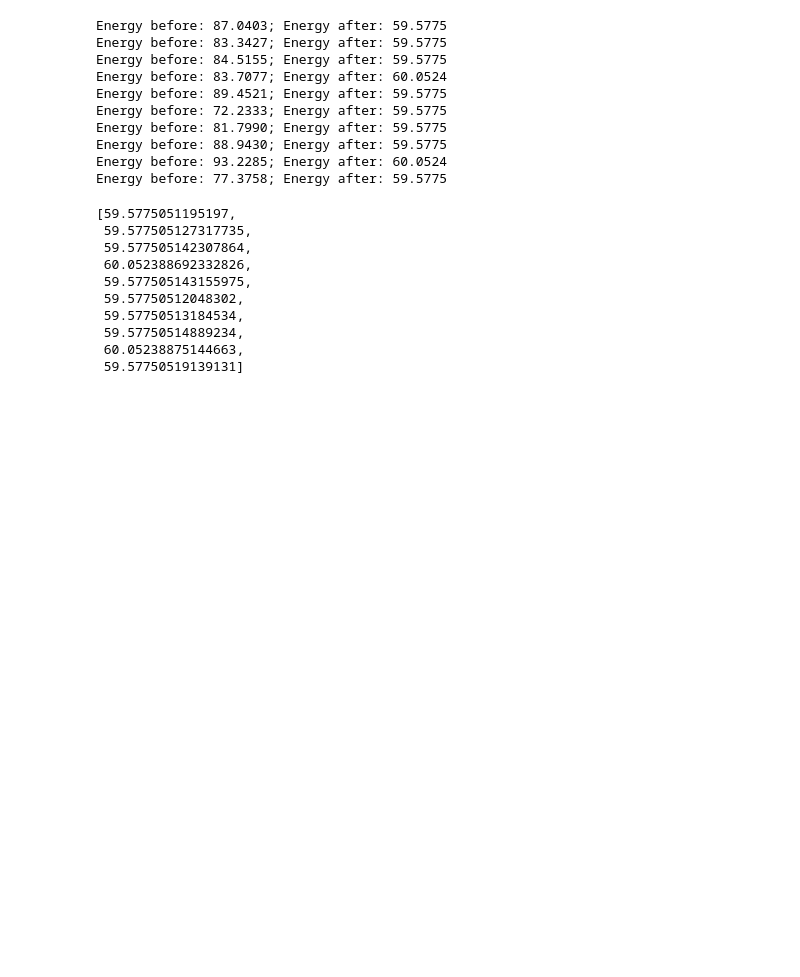
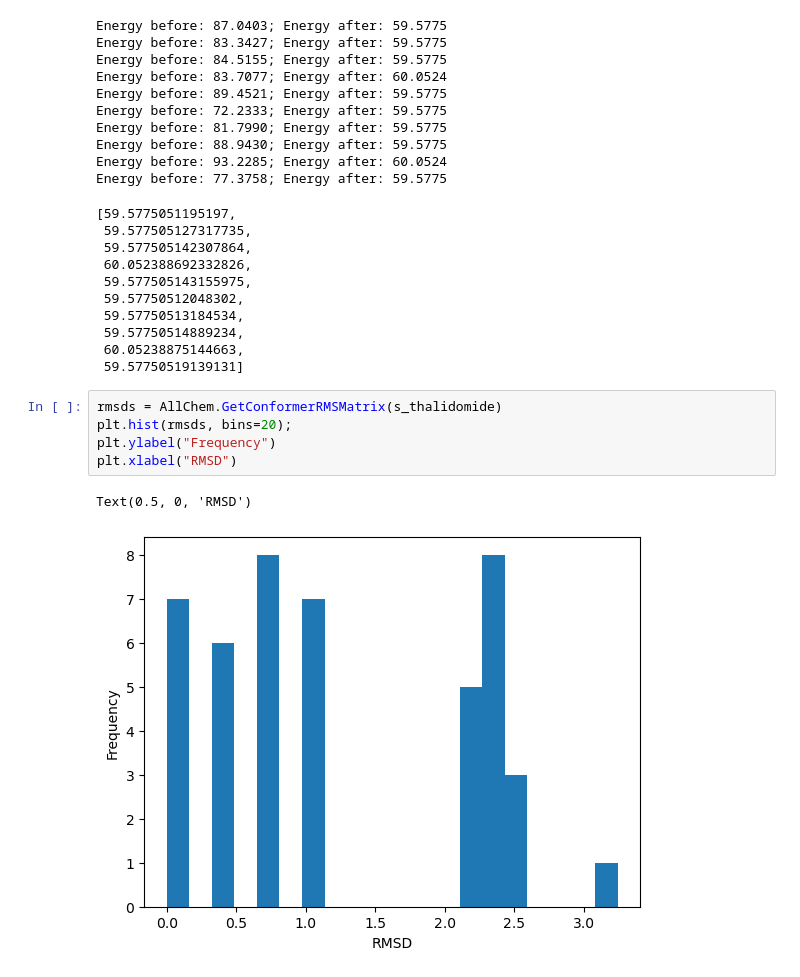
Before and after one commit to victoirelang/ppchem, a Jupyter notebook: exercices/week 6/week 6.ipynb, the cells around one changed output. Drawn from its saved outputs; the diff is of its cells as text; blank space fills up the shorter version.

```diff
--- a/exercices/week 6/week 6.ipynb
+++ b/exercices/week 6/week 6.ipynb
@@ -367,3 +367,11 @@ Energy before: 77.3758; Energy after: 59.5775
  59.57750514889234,
  60.05238875144663,
  59.57750519139131]
+# %%
+rmsds = AllChem.GetConformerRMSMatrix(s_thalidomide)
+plt.hist(rmsds, bins=20);
+plt.ylabel("Frequency")
+plt.xlabel("RMSD")
+# %% [output]
+Text(0.5, 0, 'RMSD')
+[figure, added]
```
Also changed, not shown: parts of 1 cell of this notebook.
